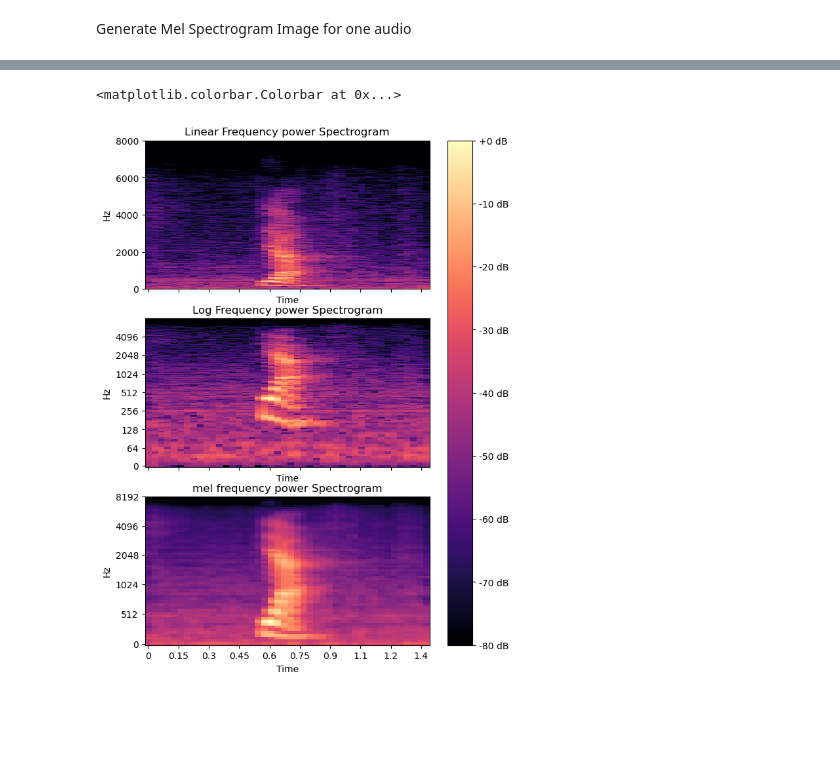
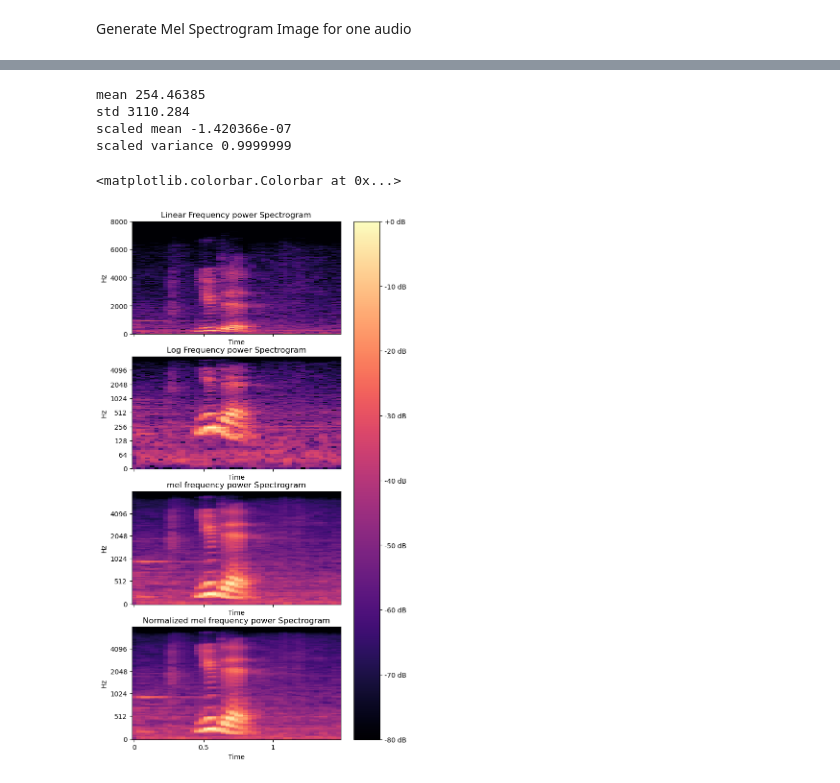
Before and after one commit to kritianandan98/ambivalent, a Jupyter notebook: src/features/feature_analysis.ipynb, the cells around one changed output, grey strips where cells are left out. Saved outputs shown, nothing was run; the diff lists cells and outputs as text; code cells hidden in the pictures; blank space fills up the shorter version.

```diff
--- a/src/features/feature_analysis.ipynb
+++ b/src/features/feature_analysis.ipynb
@@ -22,21 +56,56 @@ ax.set(xlabel='Time (samples)', ylabel='Amplitude')
+# %%
+min_samples = 1 * 16000
+clip_samples = 5 * 16000
+sample_rate = 16000
+features = []
+(y, fs) = librosa.core.load(audio_path, sr=sample_rate, mono=True)
+if len(y) <= clip_samples:
+    y = librosa.util.pad_center(y, size=clip_samples, mode='constant')
+    features.append(y) # (timesteps)
+else:
+    for start_frame in range(0, len(y), clip_samples):
+        end_frame = min(len(y), start_frame + clip_samples)
+        seg_y = y[start_frame: end_frame]
+        if len(seg_y) < min_samples: # discard segments less than 1 second
+            continue
+        if len(seg_y) < clip_samples:
+            seg_y = librosa.util.pad_center(seg_y, size=clip_samples, mode='constant')
+        features.append(seg_y)
+
+for i, feature in enumerate(features):
+    sf.write(str(i) + '_test.wav', feature, 16000)
 # %%
+y = scaled_y
 spec = np.abs(librosa.stft(y)) # this gives out amplitude
-fig, ax = plt.subplots(nrows=3, ncols=1, sharex=True, figsize=(7, 10))
+fig, ax = plt.subplots(nrows=4, ncols=1, sharex=True, figsize=(7, 14))
 power_spec = librosa.amplitude_to_db(spec, ref=np.max) # or you can do librosa.power_to_db(spec**2, ref=np.max)
 
 img1 = librosa.display.specshow(power_spec, sr=sample_rate, x_axis='time', y_axis='linear', ax=ax[0])
 ax[0].set_title('Linear Frequency power Spectrogram')
 
 
 librosa.display.specshow(power_spec, sr=sample_rate, x_axis='time', y_axis='log', ax=ax[1])
 ax[1].set_title('Log Frequency power Spectrogram')
 
 melspec = librosa.feature.melspectrogram(y=y, sr=sample_rate, n_mels=n_mels) # this gives out power
 power_melspec = librosa.power_to_db(melspec, ref=np.max)
+print("mean", np.mean(melspec))
+print("std", np.std(melspec))
+melnormalized = (power_melspec - np.mean(power_melspec)) / np.std(power_melspec)
+
+print("scaled mean", np.mean(melnormalized))
+print("scaled variance", np.std(melnormalized))
 
 librosa.display.specshow(power_melspec, sr=sample_rate, x_axis='time', y_axis='mel', ax=ax[2])
 ax[2].set_title('mel frequency power Spectrogram')
+
+librosa.display.specshow(melnormalized, sr=sample_rate, x_axis='time', y_axis='mel', ax=ax[3], cmap='magma')
+ax[3].set_title('Normalized mel frequency power Spectrogram')
 fig.colorbar(img1, ax=ax, format='%+2.0f dB')
 # %% [output]
-<matplotlib.colorbar.Colorbar at 0x...>
+mean 254.46385
+std 3110.284
+scaled mean -1.420366e-07
+scaled variance 0.9999999
+<matplotlib.colorbar.Colorbar at 0x...>
-[figure, old version]
+[figure, new version]
```
Also changed, not shown: parts of 3 cells of this notebook, 13 other files.
